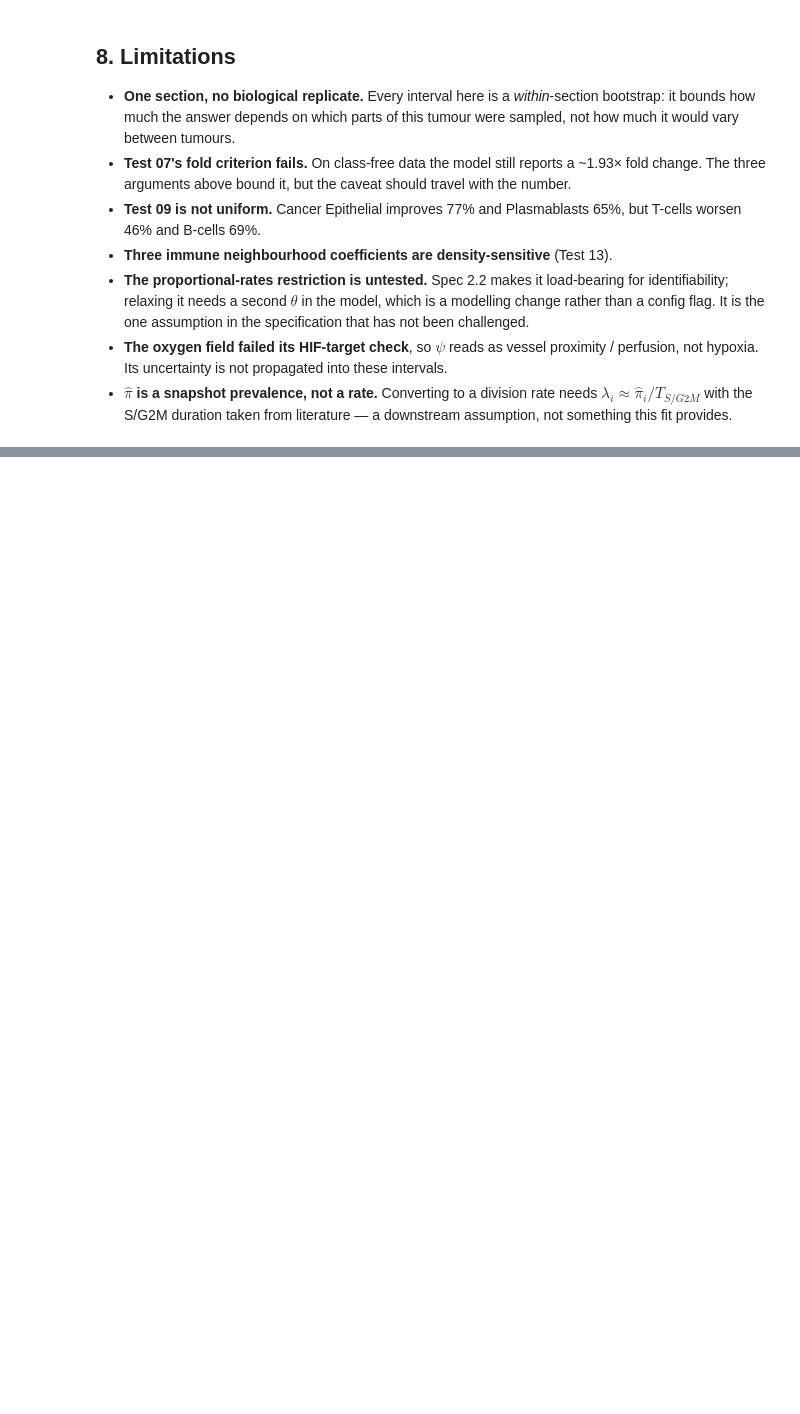
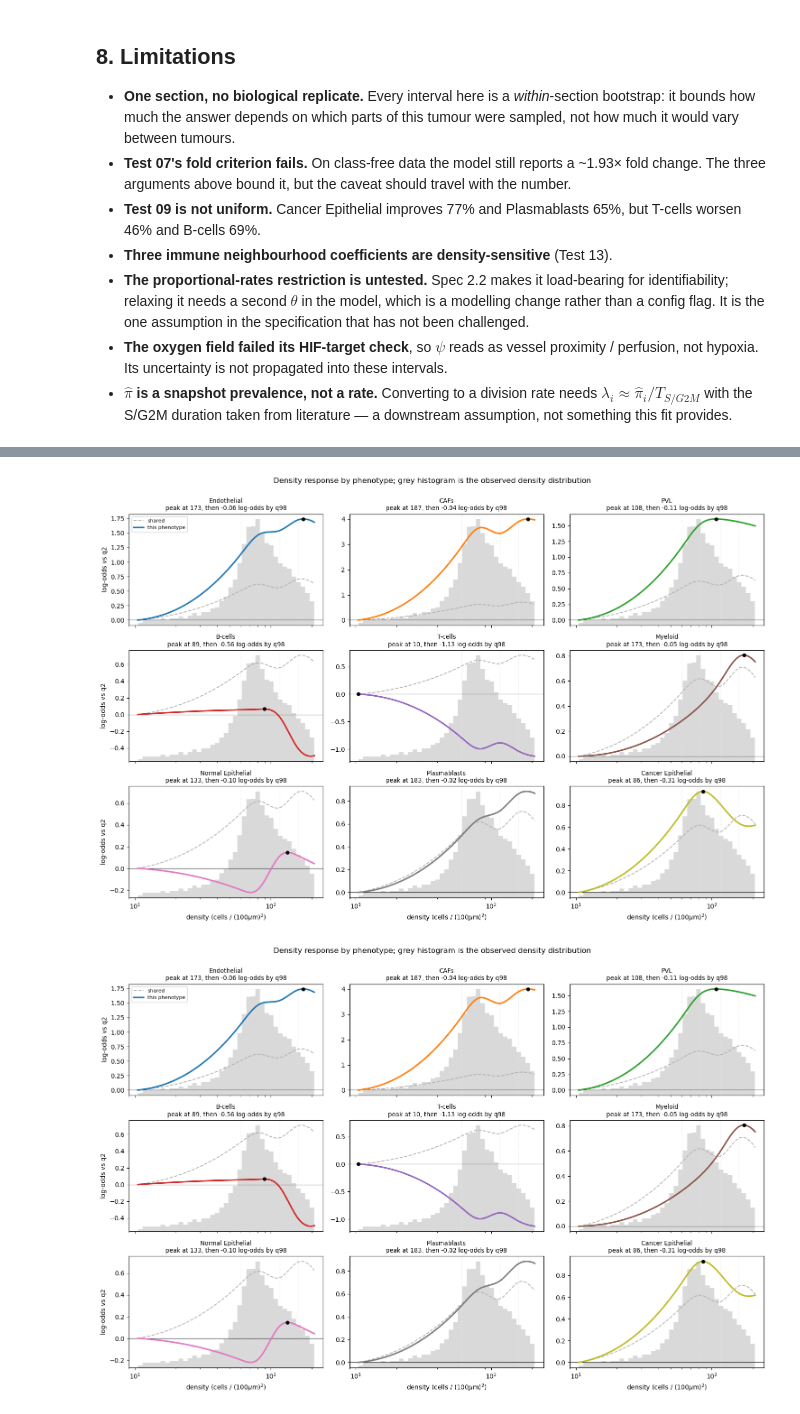
Before and after one commit to lachy01/Spatio-Temporal-Tissue-Dynamics, a Jupyter notebook: notebooks/mixture_model.ipynb, the cells around one changed output, grey strips where cells are left out. Drawn from its saved outputs; the diff is of its cells as text; code cells hidden in the pictures; blank space fills up the shorter version.

```diff
--- a/notebooks/mixture_model.ipynb
+++ b/notebooks/mixture_model.ipynb
@@ -880,0 +957,28 @@ any subsample fit and not to the full-sample one being reported.
+# %%
+fig, axes = plt.subplots(3, 3, figsize=(15, 10), sharex=True)
+shared = Hg @ h_ko; shared = shared - shared[0]
+for ax_, (j, nm) in zip(axes.ravel(), enumerate(names)):
+    cur = Hg @ h_sp + Hg @ QK[j]; cur = cur - cur[0]
+    pk = int(np.argmax(cur)); drop = cur[pk] - cur[-1]
+    ax_.axhline(0, color="k", lw=.8)
+    ax_.plot(grid, shared, color="0.7", lw=1.4, ls="--", label="shared")
+    ax_.plot(grid, cur, color=cmap(j % 10), lw=2.4, label="this phenotype")
+    if drop > 0.02:
+        ax_.plot(grid[pk], cur[pk], "o", color="k", ms=5, zorder=5)
+    ax_.set_xscale("log")
+    for k_ in knots: ax_.axvline(k_, color="0.9", ls=":", lw=1, zorder=0)
+    tw = ax_.twinx(); tw.hist(dens, bins=np.geomspace(grid[0], grid[-1], 40),
+                              color="0.85", zorder=0); tw.set_yticks([]); tw.set_zorder(0)
+    ax_.set_zorder(1); ax_.patch.set_visible(False)
+    ax_.set_title(f"{nm}\npeak at {grid[pk]:.0f}, then {-drop:+.2f} log-odds by q98",
+                  fontsize=9.5)
+axes[0, 0].legend(fontsize=8)
+for ax_ in axes[-1]:
+    ax_.set_xlabel(r"density (cells / (100$\mu$m)$^2$)")
+for ax_ in axes[:, 0]:
+    ax_.set_ylabel("log-odds vs q2")
+fig.suptitle("Density response by phenotype; grey histogram is the observed density distribution", y=1.0)
+fig.tight_layout(); fig
+# %% [output]
+[figure, added]
+[figure, added]
```
Also changed, not shown: parts of 21 cells of this notebook, 1 other file.
